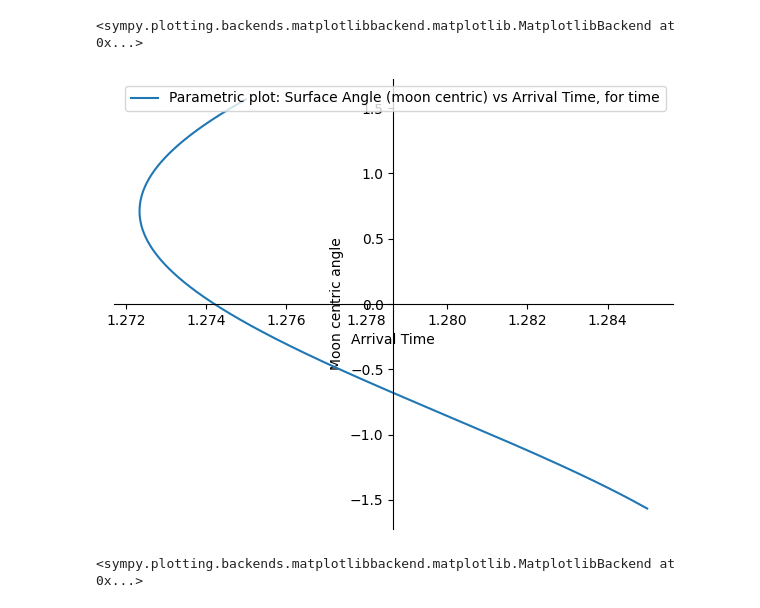
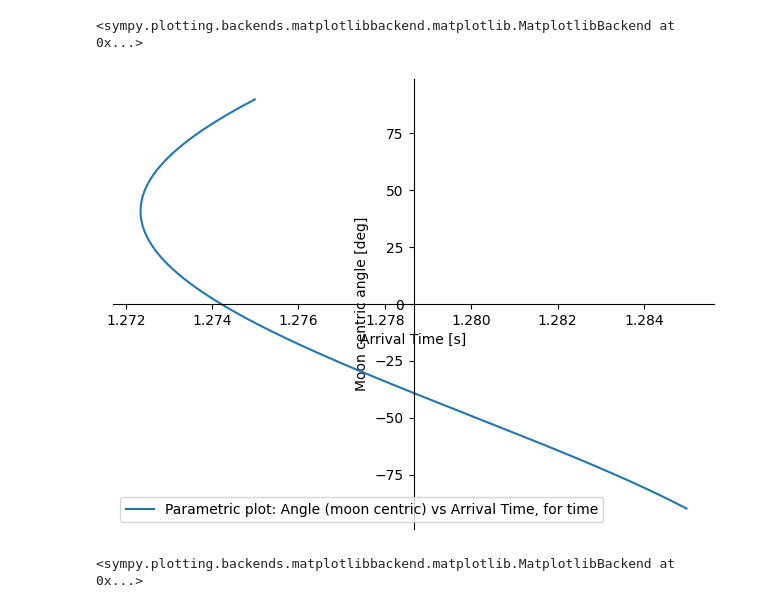
Before and after one commit to alvazi2/RelativisticIllumination, a Jupyter notebook: MoonSweep.ipynb, the cells around one changed output. Drawn from its saved outputs; the diff is of its cells as text; code cells hidden in the pictures.

```diff
--- a/MoonSweep.ipynb
+++ b/MoonSweep.ipynb
@@ -170,10 +169,10 @@ plot(arrivalTimeMoon(t), (t, 0, sweepDuration), xlabel='Time', ylabel='Arrival T
 # %%
 # Parametric plot point angle moon centric, arrival time, with parameter = time
 sweepAngleMoon = sweepAngle.subs([(D, distanceEarthMoon), (R, moonRadius), (T, sweepDuration), (omega, angularSpeedMoon)])
-plot_parametric(arrivalTimeMoon(t), surfaceAngleMoon(sweepAngleMoon(t)), (t, 0, sweepDuration),
+plot_parametric(arrivalTimeMoon(t), (180.0/pi)*surfaceAngleMoon(sweepAngleMoon(t)), (t, 0, sweepDuration),
                 legend=True,
-                label='Parametric plot: Surface Angle (moon centric) vs Arrival Time, for time',
-                xlabel='Arrival Time', ylabel='Moon centric angle' )
+                label='Parametric plot: Angle (moon centric) vs Arrival Time, for time',
+                xlabel='Arrival Time [s]', ylabel='Moon centric angle [deg]' )
 # %% [output]
-[figure, old version]
+[figure, new version]
 <sympy.plotting.backends.matplotlibbackend.matplotlib.MatplotlibBackend at 0x...>
```
Also changed, not shown: parts of 3 cells of this notebook.
